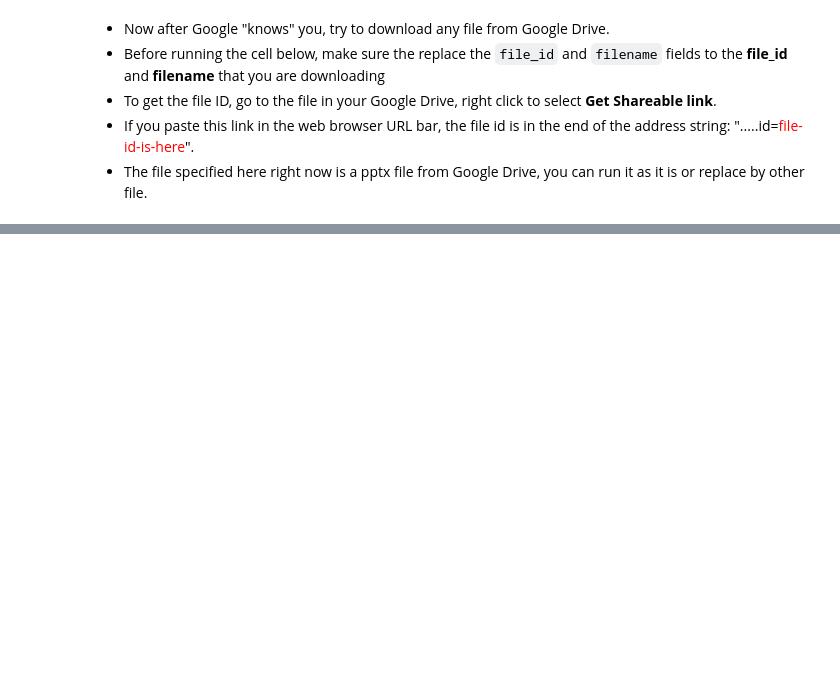
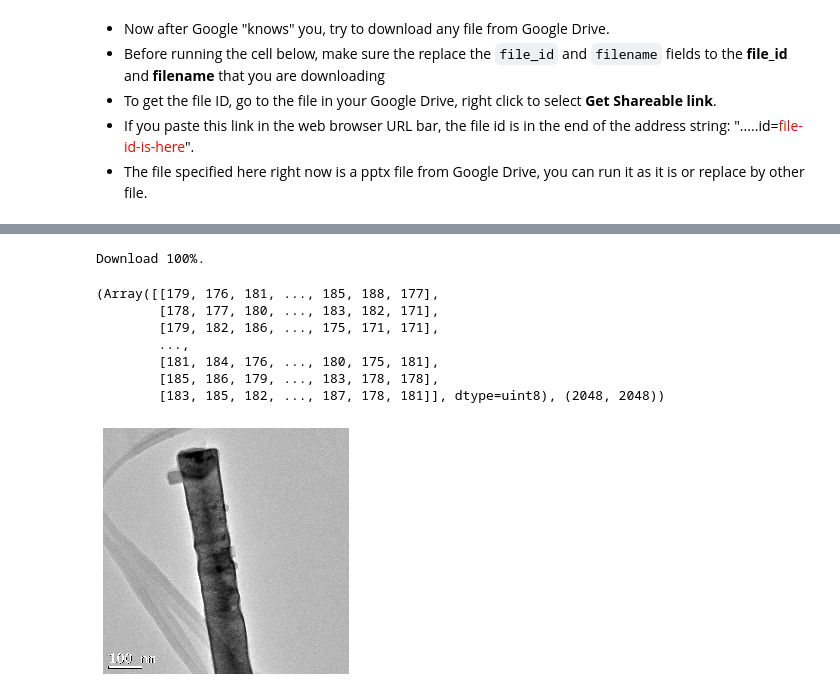
Before and after one commit to crystalmaths/crystalmaths, a Jupyter notebook: crystalmaths/Google_Drive_API.ipynb, the cells around one changed output, grey strips where cells are left out. Cells and saved outputs as stored; diff of their text form; code cells hidden in the pictures; blank space fills up the shorter version.

```diff
--- a/crystalmaths/Google_Drive_API.ipynb
+++ b/crystalmaths/Google_Drive_API.ipynb
@@ -56,0 +160,36 @@ ModuleNotFoundError: No module named 'googleapiclient'
+# %%
+def setimage(google_shareable_link, output_filename, output_directory):
+    """
+    This function is similar to "show_image", but it loads image from a Google Drive instead of local directory.
+    Inputs for the function are:
+    (1) "Shareable link" from Google Drive provided as a string.
+        Example: google_shareable_link = 'https://drive.google.com/open?id=1cFi0rOqN8bcJ7H5fpfPAGS5Rem7TtiII'
+        ***To get the link: go to the file in your Google Drive, right click, select "Get Shareable link".
+    (2) Output file name including file extension provided as a string.
+        Example: output_filename = 'Hexagonal_18.bmp'
+    (3) Output Directory path provided as a string.
+        Example: output_directory = '/Users/elenashoushpanova/Desktop/'
+    Output is an array of image pixel values, image pixel resolution, as well as the image itself.
+
+    Note: this function call for "file_download" and "show_image" functions.
+    """
+
+    # Call for a "file_download" function: ############ Will need a name change to "crystalmath."
+    dir_file = file_download(google_shareable_link, output_filename, output_directory)
+
+    # Call for a "show_image" function: ############ Will need a name change to "crystalmath."
+    image = show_image(dir_file)
+    return image, image.shape
+# %%
+setimage('https://drive.google.com/open?id=1cFi0rOqN8bcJ7H5fpfPAGS5Rem7TtiII', 'Hexagonal_18.bmp',
+             '/Users/elenashoushpanova/Desktop/')
+# %% [output]
+Download 100%.
+(Array([[179, 176, 181, ..., 185, 188, 177],
+        [178, 177, 180, ..., 183, 182, 171],
+        [179, 182, 186, ..., 175, 171, 171],
+        ...,
+        [181, 184, 176, ..., 180, 175, 181],
+        [185, 186, 179, ..., 183, 178, 178],
+        [183, 185, 182, ..., 187, 178, 181]], dtype=uint8), (2048, 2048))
+[figure, added]
```
Also changed, not shown: parts of 20 cells of this notebook.
